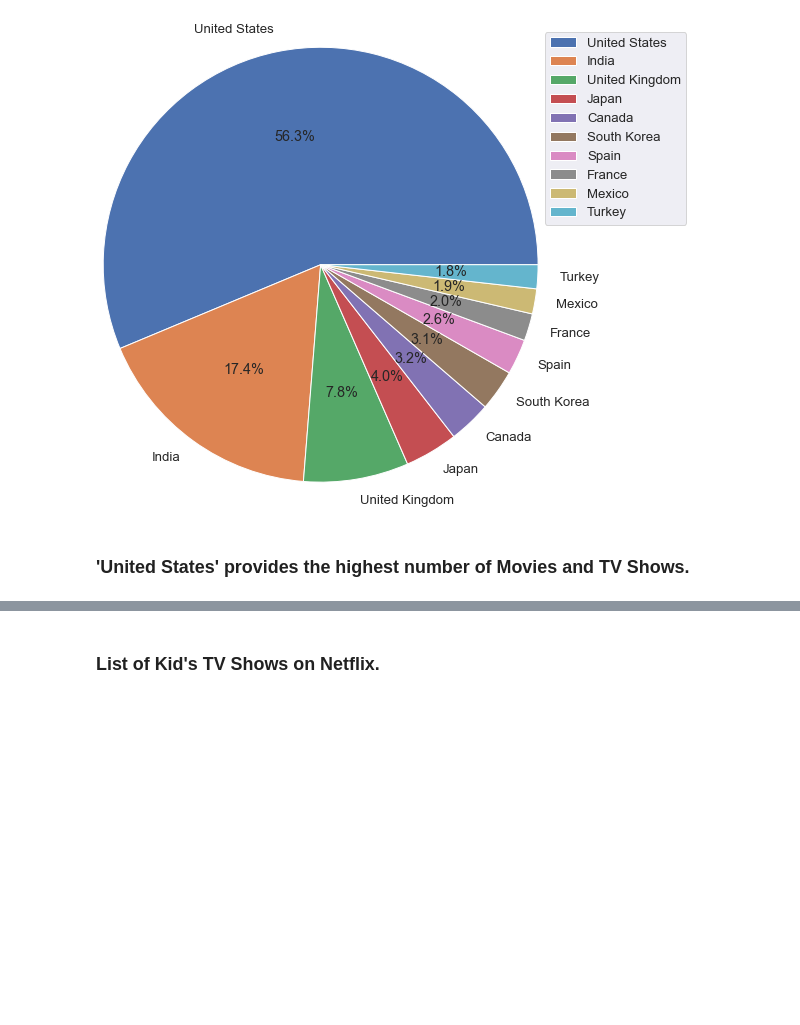
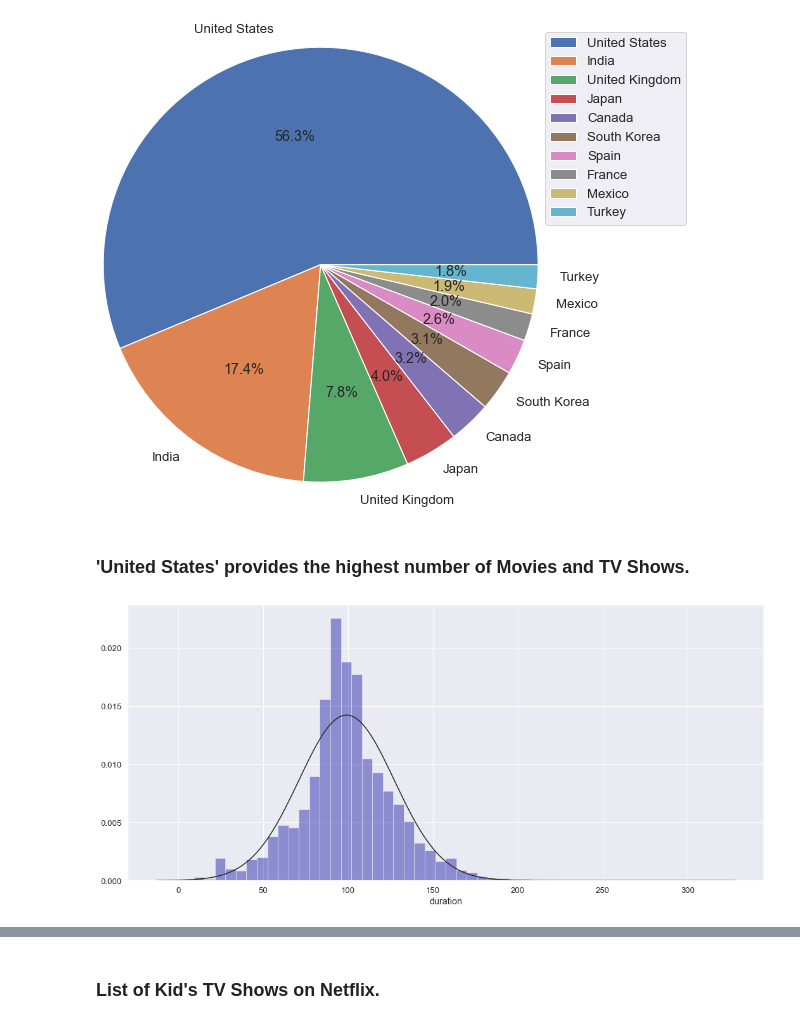
Before and after one commit to Vinayakk83/Netflix-Movies-and-TV-Shows, a Jupyter notebook: main.ipynb, the cells around one changed output, grey strips where cells are left out. Cells and saved outputs as stored; diff of their text form; code cells hidden in the pictures; blank space fills up the shorter version.

```diff
--- a/main.ipynb
+++ b/main.ipynb
@@ -234,3 +234,10 @@ plt.show()
 [figure]
 # %% [markdown]
 <h3>'United States' provides the highest number of Movies and TV Shows.</h3>
+# %%
+temp = df[df["type"] == "Movie"]['duration'].str.rstrip('min').astype('int')
+plt.figure(figsize= (18, 8))
+sns.distplot(temp, fit = norm, kde = False, color = ['#0000A0'])
+plt.show()
+# %% [output]
+[figure, added]
```
Also changed, not shown: parts of 11 cells of this notebook.
